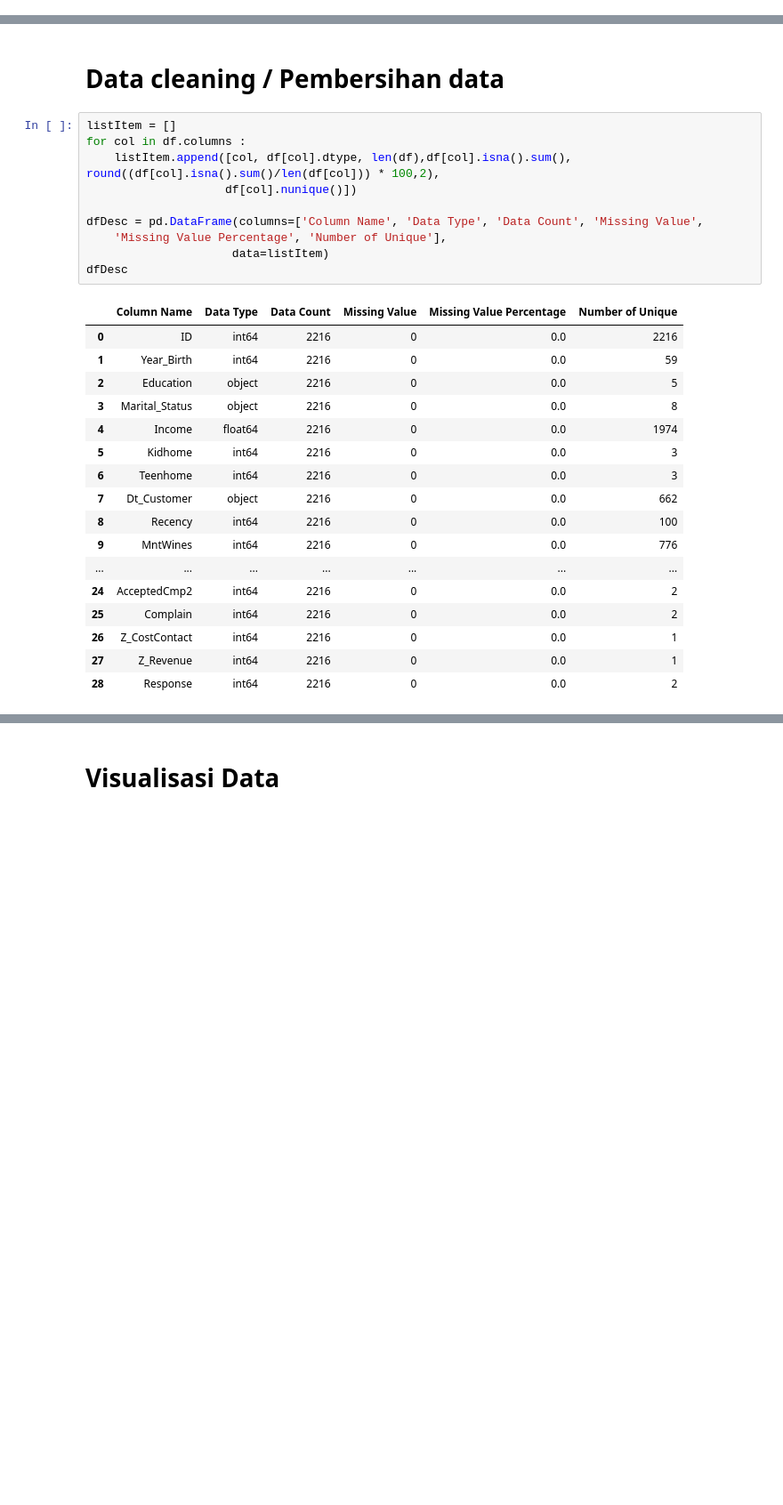
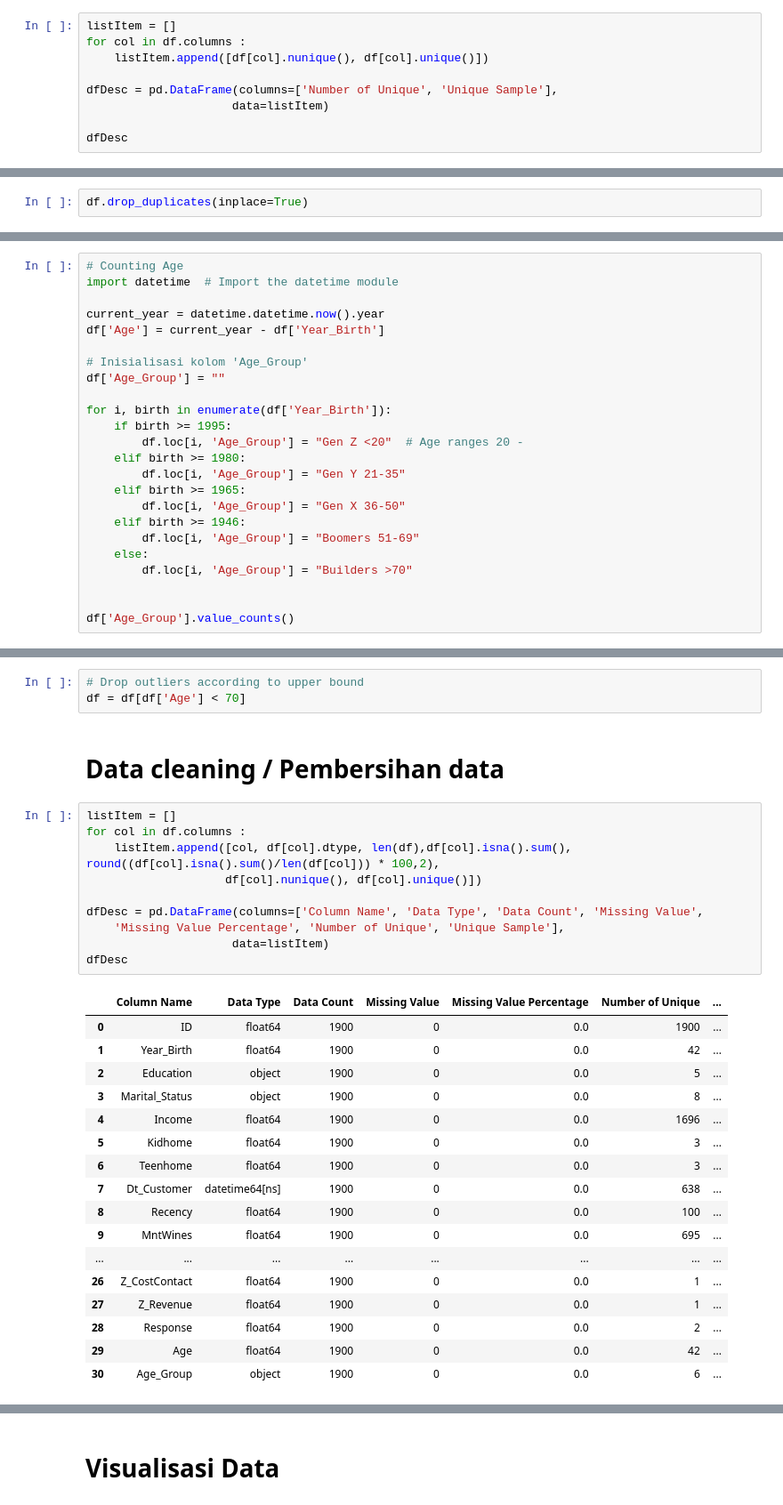
Before and after one commit to rilgilang/Capstone-Project-2, a Jupyter notebook: Capstone_Project_2_Customer.ipynb, the cells around one changed output, grey strips where cells are left out. Shown at 89% size. Cells and saved outputs as stored; diff of their text form; blank space fills up the shorter version.

```diff
--- a/Capstone_Project_2_Customer.ipynb
+++ b/Capstone_Project_2_Customer.ipynb
@@ -92,0 +112,9 @@ Hasil pengecekan menunjukan tidak ada data data yang duplicate / yang memiliki n
+# %%
+listItem = []
+for col in df.columns :
+    listItem.append([df[col].nunique(), df[col].unique()])
+
+dfDesc = pd.DataFrame(columns=['Number of Unique', 'Unique Sample'],
+                     data=listItem)
+
+dfDesc
@@ -92,0 +211,2 @@ Hasil pengecekan menunjukan tidak ada data data yang duplicate / yang memiliki n
+# %%
+df.drop_duplicates(inplace=True)
@@ -92,0 +304,24 @@ Hasil pengecekan menunjukan tidak ada data data yang duplicate / yang memiliki n
+# %%
+# Counting Age
+import datetime  # Import the datetime module
+
+current_year = datetime.datetime.now().year
+df['Age'] = current_year - df['Year_Birth']
+
+# Inisialisasi kolom 'Age_Group'
+df['Age_Group'] = ""
+
+for i, birth in enumerate(df['Year_Birth']):
+    if birth >= 1995:
+        df.loc[i, 'Age_Group'] = "Gen Z <20"  # Age ranges 20 -
+    elif birth >= 1980:
+        df.loc[i, 'Age_Group'] = "Gen Y 21-35"
+    elif birth >= 1965:
+        df.loc[i, 'Age_Group'] = "Gen X 36-50"
+    elif birth >= 1946:
+        df.loc[i, 'Age_Group'] = "Boomers 51-69"
+    else:
+        df.loc[i, 'Age_Group'] = "Builders >70"
+
+
+df['Age_Group'].value_counts()
@@ -93,30 +340,33 @@ Hasil pengecekan menunjukan tidak ada data data yang duplicate / yang memiliki n
+# %%
+# Drop outliers according to upper bound
+df = df[df['Age'] < 70]
 # %% [markdown]
 # Data cleaning / Pembersihan data
 # %%
 listItem = []
 for col in df.columns :
     listItem.append([col, df[col].dtype, len(df),df[col].isna().sum(), round((df[col].isna().sum()/len(df[col])) * 100,2),
-                    df[col].nunique()])
+                    df[col].nunique(), df[col].unique()])
 
 dfDesc = pd.DataFrame(columns=['Column Name', 'Data Type', 'Data Count', 'Missing Value',
-    'Missing Value Percentage', 'Number of Unique'],
+    'Missing Value Percentage', 'Number of Unique', 'Unique Sample'],
                      data=listItem)
 dfDesc
 # %% [output]
-|  | Column Name | Data Type | Data Count | Missing Value | Missing Value Percentage | Number of Unique |
-| 0 | ID | int64 | 2216 | 0 | 0.0 | 2216 |
-| 1 | Year_Birth | int64 | 2216 | 0 | 0.0 | 59 |
-| 2 | Education | object | 2216 | 0 | 0.0 | 5 |
-| 3 | Marital_Status | object | 2216 | 0 | 0.0 | 8 |
-| 4 | Income | float64 | 2216 | 0 | 0.0 | 1974 |
-| 5 | Kidhome | int64 | 2216 | 0 | 0.0 | 3 |
-| 6 | Teenhome | int64 | 2216 | 0 | 0.0 | 3 |
-| 7 | Dt_Customer | object | 2216 | 0 | 0.0 | 662 |
-| 8 | Recency | int64 | 2216 | 0 | 0.0 | 100 |
-| 9 | MntWines | int64 | 2216 | 0 | 0.0 | 776 |
-| ... | ... | ... | ... | ... | ... | ... |
-| 24 | AcceptedCmp2 | int64 | 2216 | 0 | 0.0 | 2 |
-| 25 | Complain | int64 | 2216 | 0 | 0.0 | 2 |
-| 26 | Z_CostContact | int64 | 2216 | 0 | 0.0 | 1 |
-| 27 | Z_Revenue | int64 | 2216 | 0 | 0.0 | 1 |
-| 28 | Response | int64 | 2216 | 0 | 0.0 | 2 |
+|  | Column Name | Data Type | Data Count | Missing Value | Missing Value Percentage | Number of Unique | ... |
+| 0 | ID | float64 | 1900 | 0 | 0.0 | 1900 | ... |
+| 1 | Year_Birth | float64 | 1900 | 0 | 0.0 | 42 | ... |
+| 2 | Education | object | 1900 | 0 | 0.0 | 5 | ... |
+| 3 | Marital_Status | object | 1900 | 0 | 0.0 | 8 | ... |
+| 4 | Income | float64 | 1900 | 0 | 0.0 | 1696 | ... |
+| 5 | Kidhome | float64 | 1900 | 0 | 0.0 | 3 | ... |
+| 6 | Teenhome | float64 | 1900 | 0 | 0.0 | 3 | ... |
+| 7 | Dt_Customer | datetime64[ns] | 1900 | 0 | 0.0 | 638 | ... |
+| 8 | Recency | float64 | 1900 | 0 | 0.0 | 100 | ... |
+| 9 | MntWines | float64 | 1900 | 0 | 0.0 | 695 | ... |
+| ... | ... | ... | ... | ... | ... | ... | ... |
+| 26 | Z_CostContact | float64 | 1900 | 0 | 0.0 | 1 | ... |
+| 27 | Z_Revenue | float64 | 1900 | 0 | 0.0 | 1 | ... |
+| 28 | Response | float64 | 1900 | 0 | 0.0 | 2 | ... |
+| 29 | Age | float64 | 1900 | 0 | 0.0 | 42 | ... |
+| 30 | Age_Group | object | 1900 | 0 | 0.0 | 6 | ... |
```
Also changed, not shown: parts of 39 cells of this notebook.
